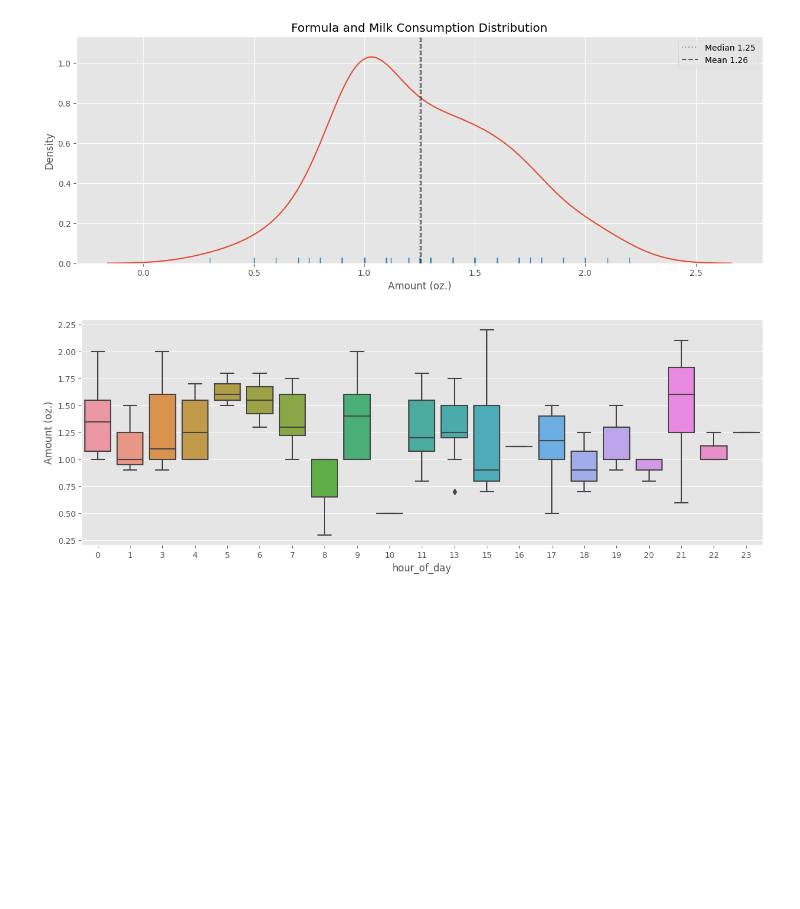
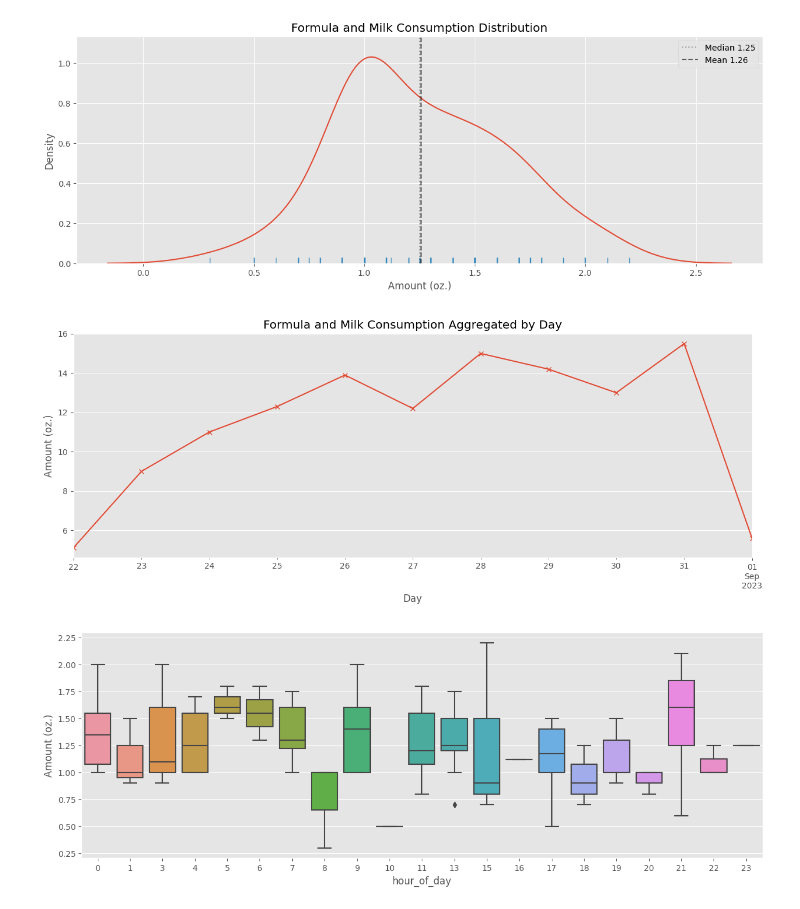
Before and after one commit to jgalloway42/andrews_baby_tracker, a Jupyter notebook: notebooks/andrews_data.ipynb, the cells around one changed output. Saved outputs shown, nothing was run; the diff lists cells and outputs as text; code cells hidden in the pictures; blank space fills up the shorter version.

Commit message:
added total comsumption plot

```diff
--- a/notebooks/andrews_data.ipynb
+++ b/notebooks/andrews_data.ipynb
@@ -167,6 +167,13 @@ _=ax.set_title('Formula and Milk Consumption Distribution')
 | 75% | 1.500000 | 1.00 | 1.500000 | 17.000000 |
 | max | 2.200000 | 1.00 | 2.200000 | 23.000000 |
 [figure]
+# %%
+ax = feeding_df.resample('D').sum()['Amount (oz.)'].plot(marker='x')
+ax.set_ylabel('Amount (oz.)')
+ax.set_xlabel('Day')
+_=ax.set_title('Formula and Milk Consumption Aggregated by Day')
+# %% [output]
+[figure, added]
 # %%
 _=sns.boxplot(data=feeding_df,y='Amount (oz.)',x='hour_of_day')
 # %% [output]
```
